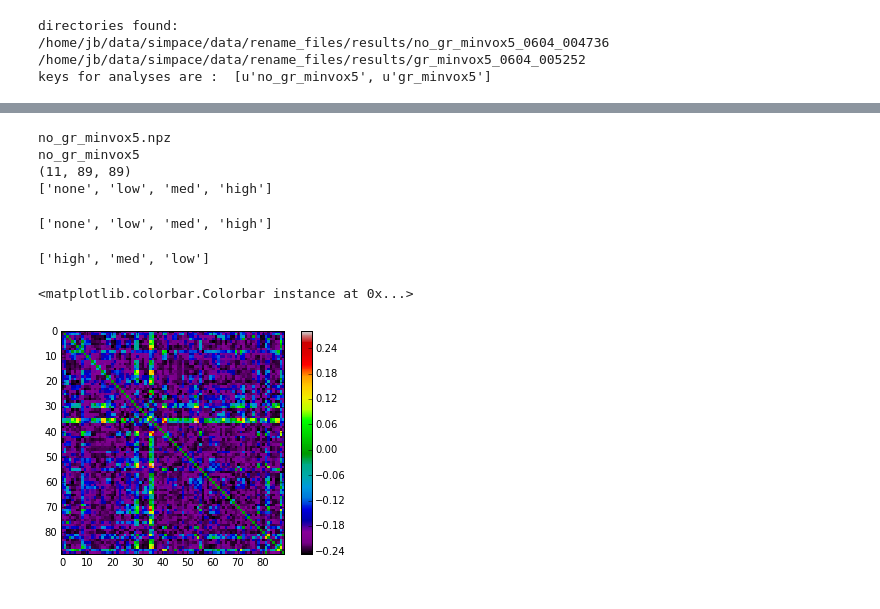
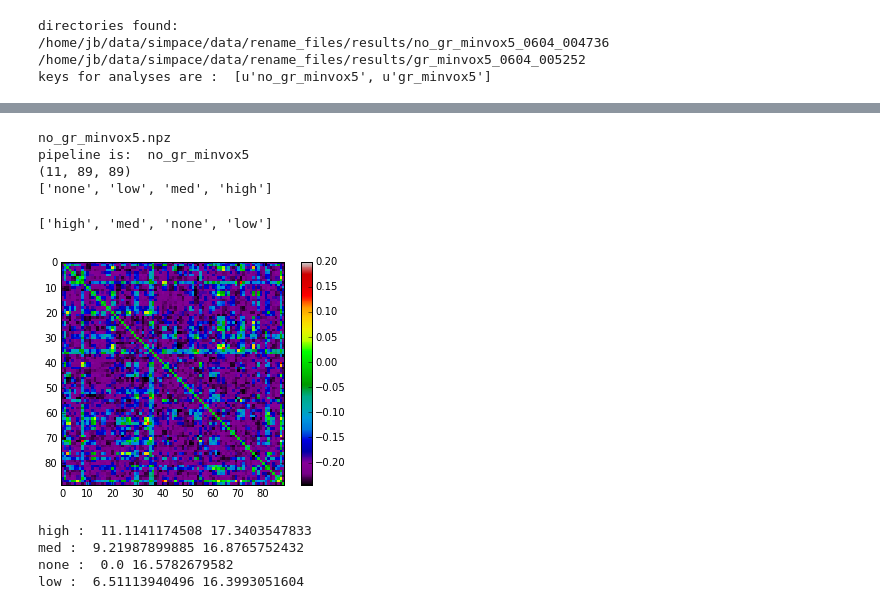
Before and after one commit to simpace/processing-scripts, a Jupyter notebook: simpace/biasvariance.ipynb, the cells around one changed output, grey strips where cells are left out. Drawn from its saved outputs; the diff is of its cells as text; code cells hidden in the pictures.

```diff
--- a/simpace/biasvariance.ipynb
+++ b/simpace/biasvariance.ipynb
@@ -98,9 +74,12 @@ def fisher_corr(corr, _max=None, _min=None):
 # %%
-idx_cond = 0
+# choose pipeline in results
+idx_pipeline = 0
 
-conds_arr = np.load(npz_anals[idx_cond])['conds_arr'][()]
-print(osp.basename(npz_anals[idx_cond]))
-print(ke_anals[idx_cond])
+conds_arr = np.load(npz_anals[idx_pipeline])['conds_arr'][()]
+print(osp.basename(npz_anals[idx_pipeline]))
+pipeline = ke_anals[idx_pipeline]
+print("pipeline is: ", pipeline)
+
 
 print(conds_arr['high'].shape)
 nb_roi = conds_arr['high'].shape[-1]
@@ -112,7 +91,7 @@ ordered_conds = c2r.ordered_conds
 print(ordered_conds())
 # %% [output]
 no_gr_minvox5.npz
-no_gr_minvox5
+pipeline is:  no_gr_minvox5
 (11, 89, 89)
 ['none', 'low', 'med', 'high']
 # %%
@@ -123,7 +102,7 @@ def smpce_mean_cond(cond_arr, cond):
     """
     # two last dimension must be indentical
     assert cond_arr[cond].shape[-1] == cond_arr[cond].shape[-2]
-    return conds_arr[cond].mean(axis=0)
+    return cond_arr[cond].mean(axis=0)
 
 
 def smpce_bias(cond_arr, ordered_conds):
@@ -135,7 +114,7 @@ def smpce_bias(cond_arr, ordered_conds):
     assert ordered_conds[0] == 'none'
     estTrueC = smpce_mean_cond(cond_arr, 'none')
     bias = {}
-    for ke in ordered_conds[1:]:
+    for ke in ordered_conds:
         bias[ke] = smpce_mean_cond(cond_arr, ke) - estTrueC
 
     return bias
@@ -150,28 +129,31 @@ def smpce_var(cond_arr, ordered_conds):
 
     means = {}
     vari = {}
-    for ke in ordered_conds[1:]:
+    for ke in ordered_conds:
         means[ke] = smpce_mean_cond(cond_arr, ke)
-    for ke in ordered_conds[1:]:
+    for ke in ordered_conds:
         Cm = cond_arr[ke]
         vari[ke] = (Cm**2 - means[ke]).mean(axis=0)
 
     return vari
-# %%
-ordered_conds()
-# %% [output]
-['none', 'low', 'med', 'high']
 # %%
 var_cond = smpce_var(conds_arr, ordered_conds())
+bias_cond = smpce_bias(conds_arr, ordered_conds())
+var_cond.keys()
+# %% [output]
+['high', 'med', 'none', 'low']
-# %%
-var_cond.keys()
-# %% [output]
-['high', 'med', 'low']
 # %%
-imgshowed = plt.imshow(smpce_mean_cond(conds_arr, 'none'),aspect='equal', interpolation='nearest')
-imgshowed = plt.imshow(var_cond['high'],aspect='equal', interpolation='nearest')
+#imgshowed = plt.imshow(smpce_mean_cond(conds_arr, 'none'),aspect='equal', interpolation='nearest')
+imgshowed = plt.imshow(var_cond['med'],aspect='equal', interpolation='nearest')
 imgshowed.set_cmap('spectral')
-plt.colorbar()
+_ = plt.colorbar()
 # %% [output]
-<matplotlib.colorbar.Colorbar instance at 0x...>
-[figure, old version]
+[figure, new version]
+# %%
+for ke in bias_cond.keys():
+    print(ke, ": ", lin.norm(bias_cond[ke]), lin.norm(var_cond[ke]))
+# %% [output]
+high :  11.1141174508 17.3403547833
+med :  9.21987899885 16.8765752432
+none :  0.0 16.5782679582
+low :  6.51113940496 16.3993051604
```
Also changed, not shown: parts of 7 cells of this notebook.
